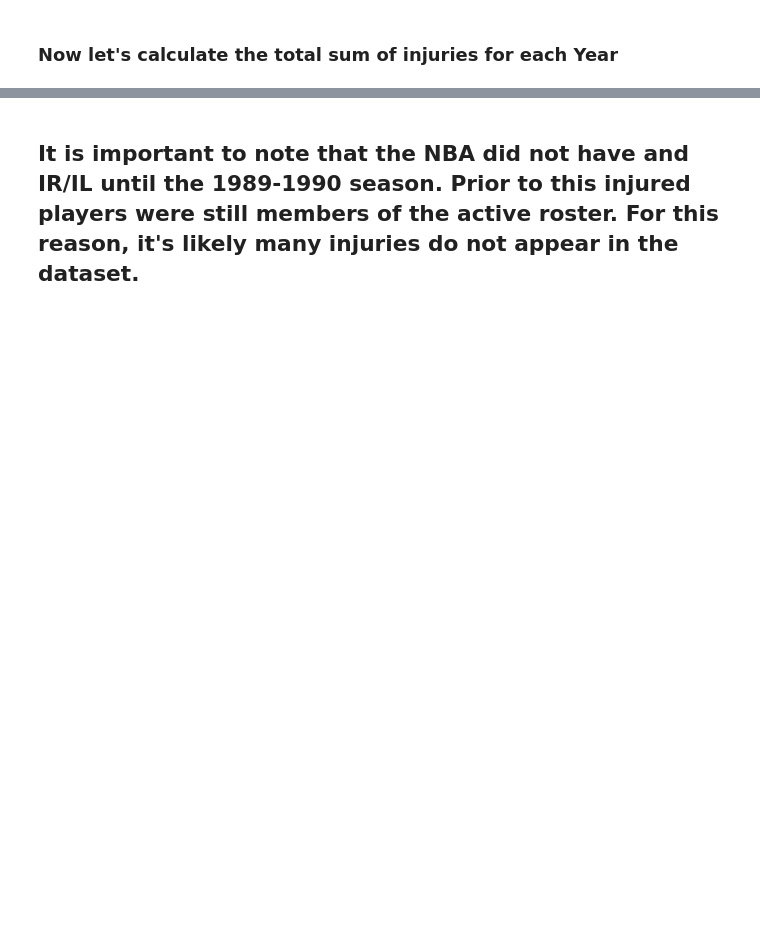
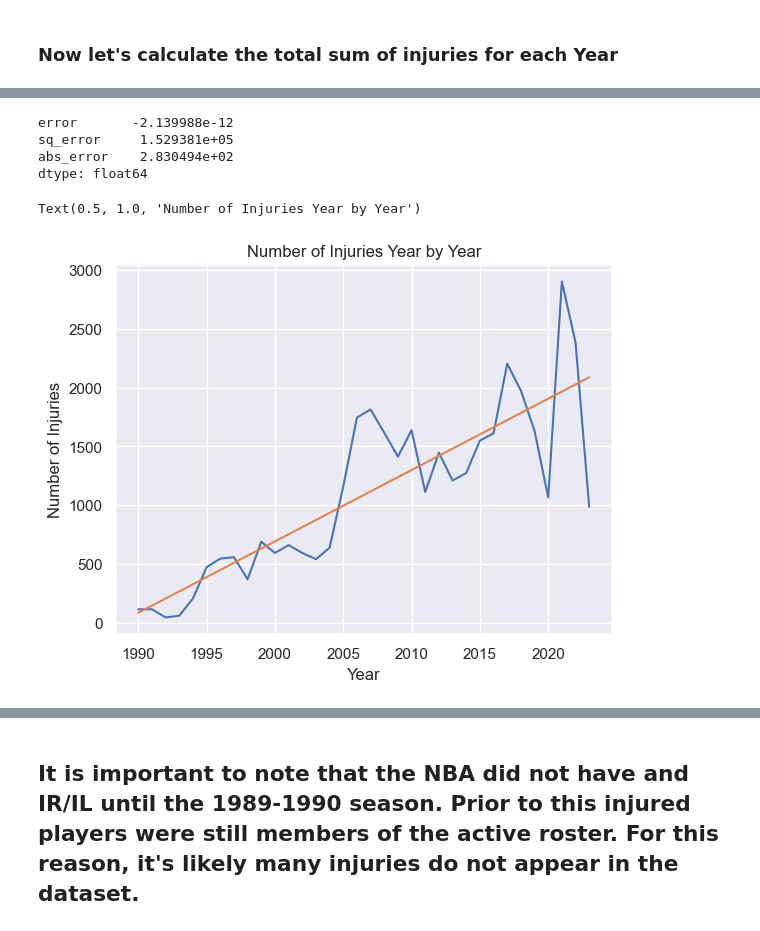
Before and after one commit to adc1021/NBAInjuryPredictor, a Jupyter notebook: notebooks/Forecasting.ipynb, the cells around one changed output, grey strips where cells are left out. Saved outputs shown, nothing was run; the diff lists cells and outputs as text; code cells hidden in the pictures; blank space fills up the shorter version.

```diff
--- a/notebooks/Forecasting.ipynb
+++ b/notebooks/Forecasting.ipynb
@@ -41,6 +87,12 @@ for year, group in injuryData.groupby('Year'):
         injuries = group.shape[0]
         yearly_injuries[year] = injuries
         total_injuries += injuries
-#         print(f"Year: {year} Injuries: {injuries}")
-#         print(f"Total Injuries: {total_injuries}")
-#         print("---------------------------------------------")
+        # print(f"Year: {year} Injuries: {injuries}")
+        # print(f"Total Injuries: {total_injuries}")
+
+df = pd.DataFrame()
+
+df['yearly_injuries'] = yearly_injuries
+
+
+df
@@ -46,0 +117,8 @@ for year, group in injuryData.groupby('Year'):
+# %%
+# Using Linear Regression function to fit our model
+
+X_train = np.array(df.index).reshape(-1, 1)
+y_train = df['yearly_injuries']
+reg = LinearRegression()
+
+fit_model = reg.fit(X_train, y_train)
@@ -46,0 +133,4 @@ for year, group in injuryData.groupby('Year'):
+# %%
+# Added our insample prediction for each day to our training data set
+df['prediction_insample'] = fit_model.predict(X_train)
+df.head()
@@ -46,0 +144,7 @@ for year, group in injuryData.groupby('Year'):
+# %%
+df['error'] = df.prediction_insample - df.yearly_injuries
+df['sq_error'] = df['error']**2
+df['error']**2
+df['abs_error'] = np.abs(df['error'])
+
+df
@@ -47,2 +169,21 @@ for year, group in injuryData.groupby('Year'):
+# %%
+# Returns the mean for error, squared error and absolute error for the training set
+
+df[['error', 'sq_error', 'abs_error']].mean()
+# %% [output]
+error       -2.139988e-12
+sq_error     1.529381e+05
+abs_error    2.830494e+02
+dtype: float64
+# %%
+sns.set(style="darkgrid")
+sns.lineplot(x=df.index, y=df['yearly_injuries'], data=df)
+sns.lineplot(x=df.index, y=df['prediction_insample'], data=df)
+plt.xlabel('Year')
+plt.ylabel('Number of Injuries')
+plt.title('Number of Injuries Year by Year')
+# %% [output]
+Text(0.5, 1.0, 'Number of Injuries Year by Year')
+[figure, added]
 # %%
 # Now let's remove all the rows from the data frame that have data before 1990
```
Also changed, not shown: parts of 23 cells of this notebook.
